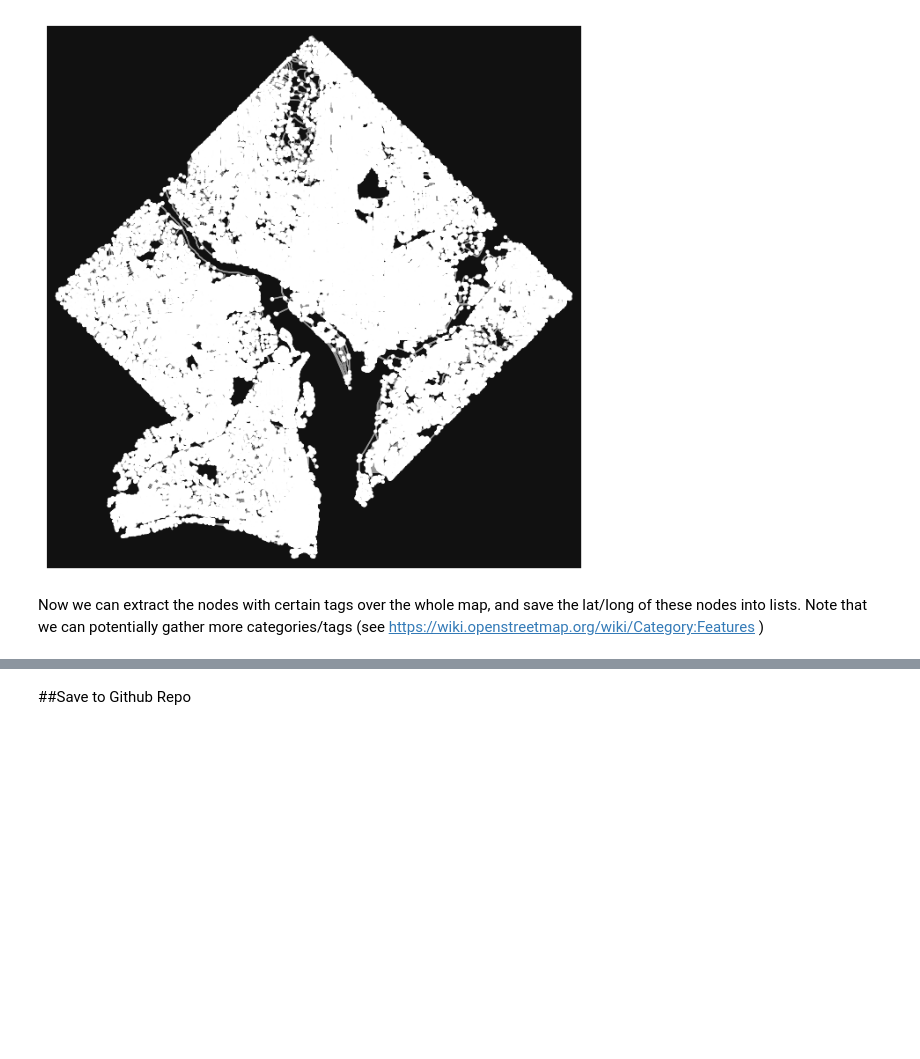
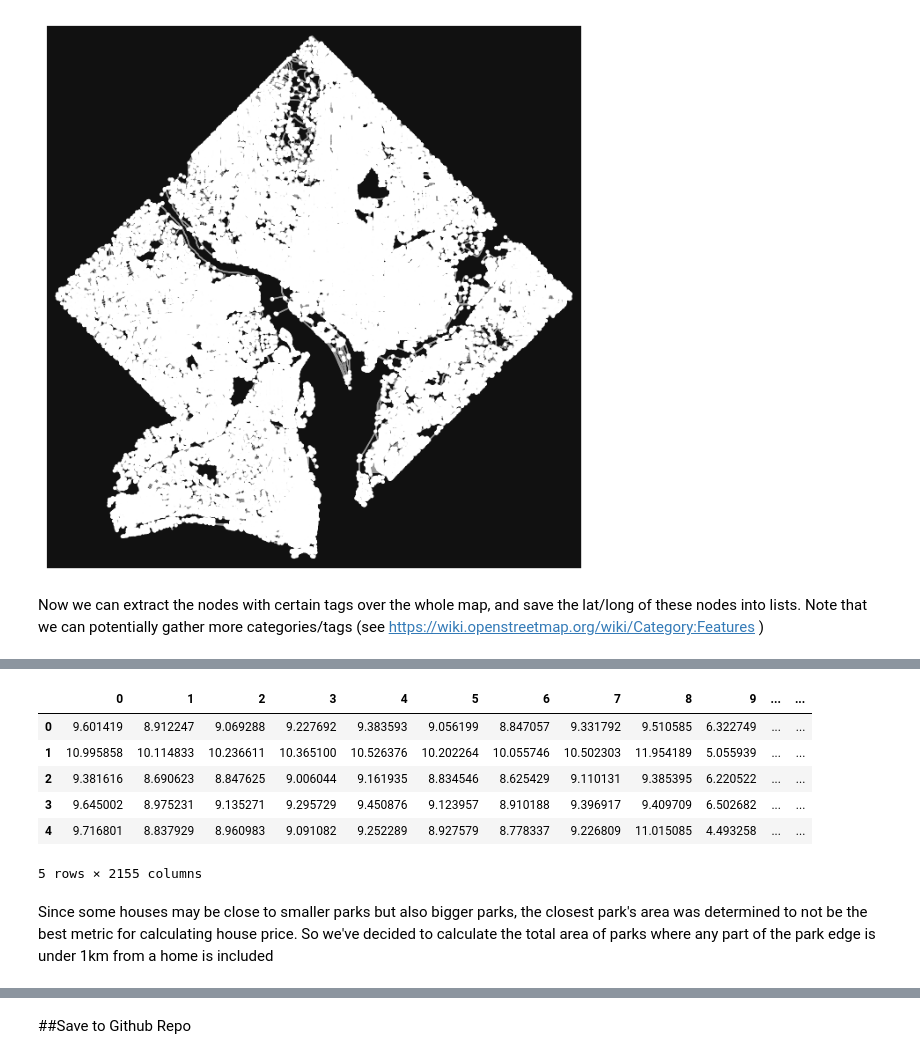
Before and after one commit to cbarnes5/DATA606CapstoneProject, a Jupyter notebook: Enriching_the_Dataset_with_OSMNX.ipynb, the cells around one changed output, grey strips where cells are left out. Cells and saved outputs as stored; diff of their text form; code cells hidden in the pictures; blank space fills up the shorter version.

```diff
--- a/Enriching_the_Dataset_with_OSMNX.ipynb
+++ b/Enriching_the_Dataset_with_OSMNX.ipynb
@@ -157,0 +203,12 @@ distancematrix.to_csv('distancematrix_greenspace_edge.csv')
+# %%
+distancematrix.head()
+# %% [output]
+|  | 0 | 1 | 2 | 3 | 4 | 5 | 6 | 7 | 8 | 9 | ... | ... |
+| 0 | 9.601419 | 8.912247 | 9.069288 | 9.227692 | 9.383593 | 9.056199 | 8.847057 | 9.331792 | 9.510585 | 6.322749 | ... | ... |
+| 1 | 10.995858 | 10.114833 | 10.236611 | 10.365100 | 10.526376 | 10.202264 | 10.055746 | 10.502303 | 11.954189 | 5.055939 | ... | ... |
+| 2 | 9.381616 | 8.690623 | 8.847625 | 9.006044 | 9.161935 | 8.834546 | 8.625429 | 9.110131 | 9.385395 | 6.220522 | ... | ... |
+| 3 | 9.645002 | 8.975231 | 9.135271 | 9.295729 | 9.450876 | 9.123957 | 8.910188 | 9.396917 | 9.409709 | 6.502682 | ... | ... |
+| 4 | 9.716801 | 8.837929 | 8.960983 | 9.091082 | 9.252289 | 8.927579 | 8.778337 | 9.226809 | 11.015085 | 4.493258 | ... | ... |
+5 rows × 2155 columns
+# %% [markdown]
+Since some houses may be close to smaller parks but also bigger parks, the closest park's area was determined to not be the best metric for calculating house price. So we've decided to calculate the total area of parks where any part of the park edge is under 1km from a home is included
```
Also changed, not shown: parts of 30 cells of this notebook.
